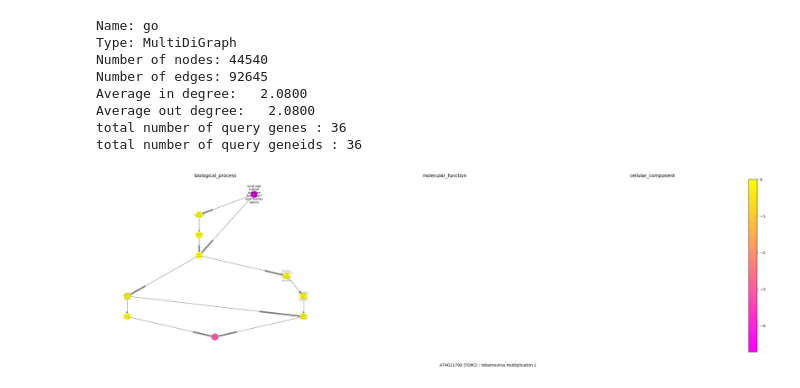
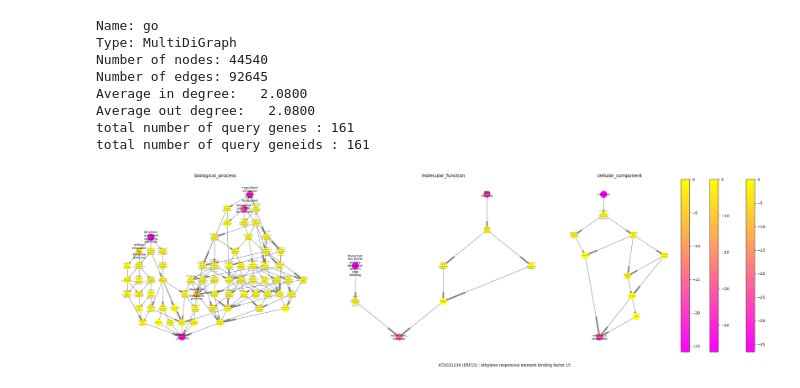
Before and after one commit to KYJpublication/obonet_GO, a Jupyter notebook: GO_obonet.ipynb, the cells around one changed output. Drawn from its saved outputs; the diff is of its cells as text; code cells hidden in the pictures.

```diff
--- a/GO_obonet.ipynb
+++ b/GO_obonet.ipynb
@@ -13,9 +13,9 @@ import textwrap
 import matplotlib as mpl
 mpl.rcParams.update(mpl.rcParamsDefault)
 # %%
-gene2go = goenrich.read.gene2go('../../go_db/gene2go',tax_id=3702)
-annot   = pd.read_csv('../../go_db/Arabidopsis_thaliana.gene_info',sep='\t')
-graph = obonet.read_obo('../../go_db/go-basic.obo')
+gene2go = goenrich.read.gene2go('../../../go_db/gene2go',tax_id=3702)
+annot   = pd.read_csv('../../../go_db/Arabidopsis_thaliana.gene_info',sep='\t')
+graph = obonet.read_obo('../../../go_db/go-basic.obo')
 
 print (networkx.info(graph))
 
@@ -24,7 +24,7 @@ GENEID   = annot['GeneID']
 dicAT2GD = dict(zip(ATID,GENEID))
 dicGD2AT = dict(zip(GENEID,ATID))
 
-sub_genelist = [x.strip() for x in open('./qtl_proximal_ath.txt').readlines()]
+sub_genelist = [x.strip() for x in open('../genelist.txt').readlines()]
 sub_genelist_geneid = [dicAT2GD[x] for x in sub_genelist]
 
 print('total number of query genes : %d'%len(set(sub_genelist)))
@@ -40,14 +40,14 @@ Number of nodes: 44540
 Number of edges: 92645
 Average in degree:   2.0800
 Average out degree:   2.0800
-total number of query genes : 36
-total number of query geneids : 36
+total number of query genes : 161
+total number of query geneids : 161
 # %%
 # sub GO from query gene list
 # GO enrichment using fisher
 sub_gene2go = gene2go_ix.loc[sub_genelist_geneid]
 
-target_GO = set(sub_gene2go['GO_ID'].values)
+target_GO = set(sub_gene2go.dropna()['GO_ID'].values)
 
 dicGO2P = {'GO':[],
            'Odds':[],
@@ -65,18 +65,19 @@ for GO in target_GO:
 
 df_go_enrich = pd.DataFrame(dicGO2P)
 
+
 df_go_enrich['def'] = df_go_enrich['GO'].apply(lambda x : graph.node[x]['def'])
 df_go_enrich['name'] = df_go_enrich['GO'].apply(lambda x : graph.node[x]['name'])
 
-
-
-df_go_enrich.to_excel('GO_enrichment_table.xls')
+df_go_enrich = df_go_enrich[['GO','Pvalue','Odds','name','def']]
+m = (df_go_enrich['Odds'] > 1) & (df_go_enrich['Pvalue'] < 0.01)
+df_go_enrich[m].to_excel('GO_enrichment_table.xls')
 # %%
 # sig GO and corresponding gene retrieve
 dicGO2P    = dict(zip(df_go_enrich['GO'],df_go_enrich['Pvalue']))
 m          = df_go_enrich['Pvalue'] < 0.01
 sig_GO     = set(df_go_enrich[m]['GO'].values)
-sig_GeneID = set(sub_gene2go.reset_index().set_index('GO_ID').loc[sig_GO]['GeneID'].values)
+sig_GeneID = list(set(sub_gene2go.reset_index().set_index('GO_ID').loc[sig_GO]['GeneID'].values))
 
 annot_ix = annot.set_index('GeneID')
 # %%
@@ -135,7 +136,7 @@ def draw_Gene2GO(geneid):
     plt.tight_layout()
     plt.show()
     #plt.savefig("GOE_%s.png"%dicGD2AT[geneid],dpi=400,bbox_inches='tight')
-# %%
-draw_Gene2GO(828267)
-# %% [output]
-[figure, removed]
+# %%
+draw_Gene2GO(sig_GeneID[3])
+# %% [output]
+[figure, added]
```
Also changed, not shown: 1 other file.
